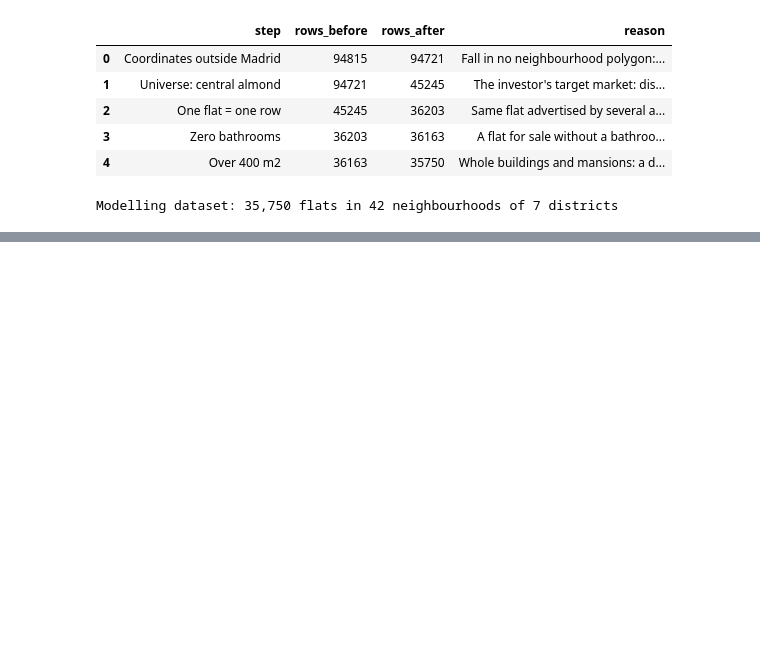
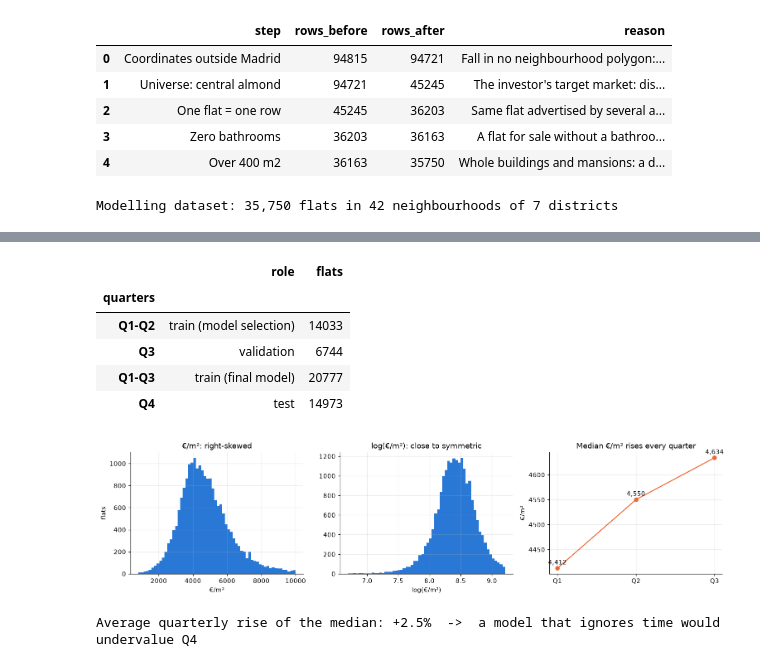
Before and after one commit to EnriqueRocadeTogo/daiist-assignment-1, a Jupyter notebook: train.ipynb, the cells around one changed output, grey strips where cells are left out. Saved outputs shown, nothing was run; the diff lists cells and outputs as text; code cells hidden in the pictures; blank space fills up the shorter version.

```diff
--- a/train.ipynb
+++ b/train.ipynb
@@ -37,20 +36,20 @@ import pandas as pd
 import torch
 from IPython import get_ipython
 from IPython.display import display as _display
-from sklearn.linear_model import Ridge
+from sklearn.linear_model import LinearRegression, Ridge
 from torch.utils.data import DataLoader, TensorDataset
 
 import matplotlib
 
 IN_NOTEBOOK = get_ipython() is not None
 if not IN_NOTEBOOK:
-    matplotlib.use("Agg")  # run as a plain script by main.py: never open plot windows
+    matplotlib.use("Agg")  # main.py runs this notebook as a plain script: never open plot windows
 import matplotlib.pyplot as plt
 
 import pipeline as P
 
 warnings.filterwarnings("ignore", category=UserWarning)
-SEED = 42
+SEED = 42                      # fixed seed: shuffling and initialisation are reproducible
 np.random.seed(SEED)
 torch.manual_seed(SEED)
 
@@ -63,11 +62,11 @@ pd.set_option("display.max_columns", 40)
 pd.set_option("display.float_format", lambda v: f"{v:,.4f}")
 plt.rcParams.update({"figure.dpi": 110, "axes.spines.top": False, "axes.spines.right": False,
                      "axes.grid": True, "grid.alpha": 0.25, "font.size": 10})
-COLORS = {"sklearn": "#1f4e79", "manual": "#d1495b", "module": "#e09f3e", "baseline": "#8d8d8d"}
+COLORS = {"sklearn": "#2a78d6", "manual": "#eb6834", "module": "#1baf7a", "baseline": "#898781"}
 
 
 def show(obj):
-    # display() inside Jupyter, print() when main.py runs this as a script
+    # display() inside Jupyter, print() when main.py runs the notebook as a script
     if IN_NOTEBOOK:
         _display(obj)
     else:
@@ -75,6 +74,7 @@ def show(obj):
 
 
 def save_fig(fig, name):
+    # every figure is also saved to artifacts/figures so REPORT.md can use it
     fig.tight_layout()
     fig.savefig(FIG / f"{name}.png", bbox_inches="tight")
     if IN_NOTEBOOK:
@@ -932,0 +197,39 @@ Saved: ['feature_builder.joblib', 'listings_model.csv.gz', 'metrics.json', 'skle
+# %%
+is_train_final = df["PERIOD"] <= 201809          # Q1-Q3: final training set
+is_test = df["PERIOD"] == 201812                 # Q4: test set, used once at the end
+is_train_sel = df["PERIOD"] <= 201806            # Q1-Q2: training set while choosing the model
+is_val = df["PERIOD"] == 201809                  # Q3: validation set while choosing the model
+
+train_final, test = df[is_train_final], df[is_test]
+train_sel, val = df[is_train_sel], df[is_val]
+
+split_table = pd.DataFrame({
+    "quarters": ["Q1-Q2", "Q3", "Q1-Q3", "Q4"],
+    "role": ["train (model selection)", "validation", "train (final model)", "test"],
+    "flats": [len(train_sel), len(val), len(train_final), len(test)],
+}).set_index("quarters")
+show(split_table)
+
+eda = train_final  # every exploration plot uses training data only
+fig, axes = plt.subplots(1, 3, figsize=(14, 3.6))
+axes[0].hist(np.exp(eda["LOG_UNITPRICE"]), bins=60, color=COLORS["sklearn"])
+axes[0].set(title="€/m²: right-skewed", xlabel="€/m²", ylabel="flats")
+axes[1].hist(eda["LOG_UNITPRICE"], bins=60, color=COLORS["sklearn"])
+axes[1].set(title="log(€/m²): close to symmetric", xlabel="log(€/m²)")
+drift = eda.groupby("QUARTER")["LOG_UNITPRICE"].agg(["median", "count"])
+axes[2].plot(drift.index, np.exp(drift["median"]), marker="o", color=COLORS["manual"])
+for q, v in np.exp(drift["median"]).items():
+    axes[2].annotate(f"{v:,.0f}", (q, v), textcoords="offset points", xytext=(0, 6), ha="center")
+axes[2].set(title="Median €/m² rises every quarter", ylabel="€/m²")
+save_fig(fig, "target_and_drift")
+q_growth = np.exp(drift["median"].diff().mean()) - 1
+print(f"Average quarterly rise of the median: {q_growth:+.1%}  ->  a model that ignores time would undervalue Q4")
+# %% [output]
+|  | role | flats |
+| quarters |  |  |
+| Q1-Q2 | train (model selection) | 14033 |
+| Q3 | validation | 6744 |
+| Q1-Q3 | train (final model) | 20777 |
+| Q4 | test | 14973 |
+[figure, added]
+Average quarterly rise of the median: +2.5%  ->  a model that ignores time would undervalue Q4
```
Also changed, not shown: parts of 89 cells of this notebook, 19 other files.
